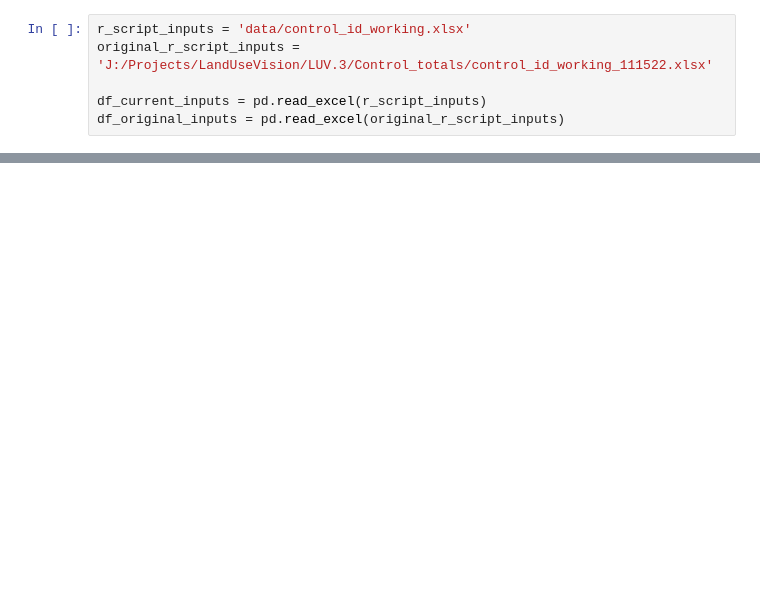
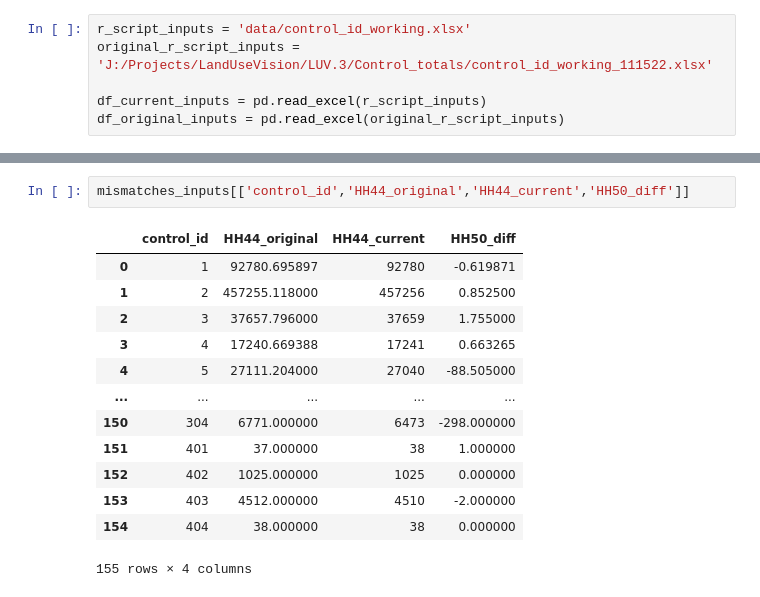
Before and after one commit to psrc/control_totals, a Jupyter notebook: examples/legacy_luvit/qc.ipynb, the cells around one changed output, grey strips where cells are left out. Saved outputs shown, nothing was run; the diff lists cells and outputs as text; blank space fills up the shorter version.

```diff
--- a/examples/legacy_luvit/qc.ipynb
+++ b/examples/legacy_luvit/qc.ipynb
@@ -313,0 +353,16 @@ mismatches_inputs.sort_values('HH20_diff')[['control_id','HH20_current','HH20_or
+# %%
+mismatches_inputs[['control_id','HH44_original','HH44_current','HH50_diff']]
+# %% [output]
+|  | control_id | HH44_original | HH44_current | HH50_diff |
+| 0 | 1 | 92780.695897 | 92780 | -0.619871 |
+| 1 | 2 | 457255.118000 | 457256 | 0.852500 |
+| 2 | 3 | 37657.796000 | 37659 | 1.755000 |
+| 3 | 4 | 17240.669388 | 17241 | 0.663265 |
+| 4 | 5 | 27111.204000 | 27040 | -88.505000 |
+| ... | ... | ... | ... | ... |
+| 150 | 304 | 6771.000000 | 6473 | -298.000000 |
+| 151 | 401 | 37.000000 | 38 | 1.000000 |
+| 152 | 402 | 1025.000000 | 1025 | 0.000000 |
+| 153 | 403 | 4512.000000 | 4510 | -2.000000 |
+| 154 | 404 | 38.000000 | 38 | 0.000000 |
+155 rows × 4 columns
```
Also changed, not shown: parts of 4 cells of this notebook, 4 other files.
